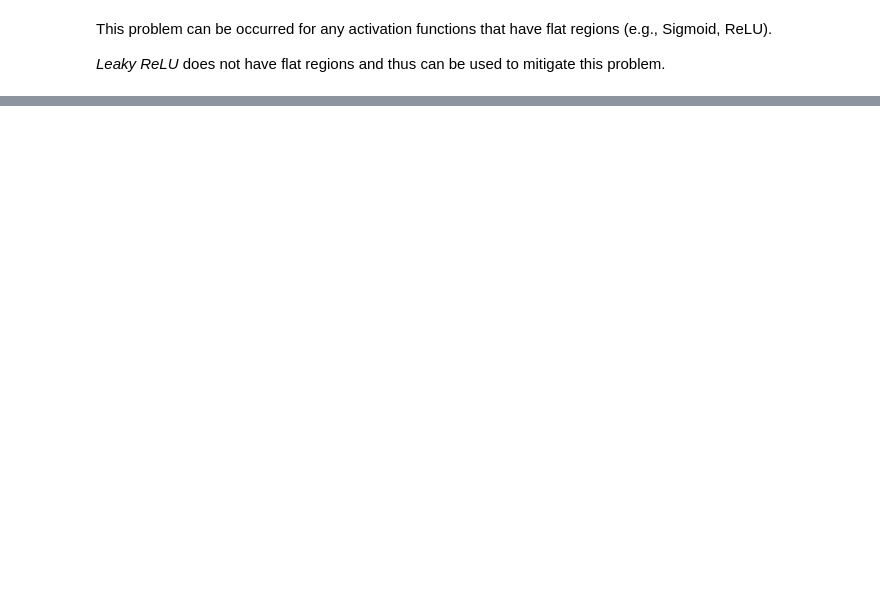
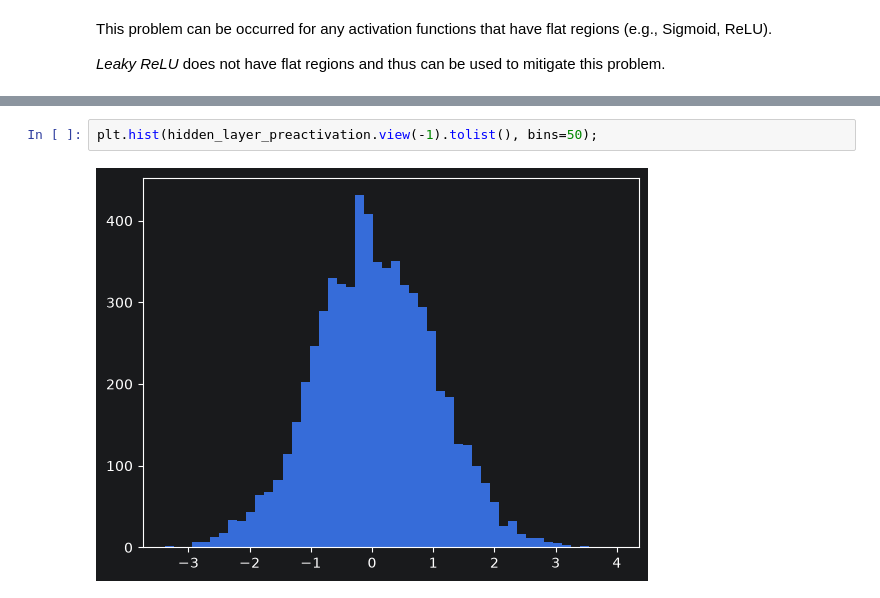
Before and after one commit to IQ404/my-MLP, a Jupyter notebook: mlp_2.ipynb, the cells around one changed output, grey strips where cells are left out. Saved outputs shown, nothing was run; the diff lists cells and outputs as text; blank space fills up the shorter version.

```diff
--- a/mlp_2.ipynb
+++ b/mlp_2.ipynb
@@ -414,0 +456,4 @@ This problem can be occurred for any activation functions that have flat regions
+# %%
+plt.hist(hidden_layer_preactivation.view(-1).tolist(), bins=50);
+# %% [output]
+[figure, added]
```
Also changed, not shown: parts of 23 cells of this notebook.
